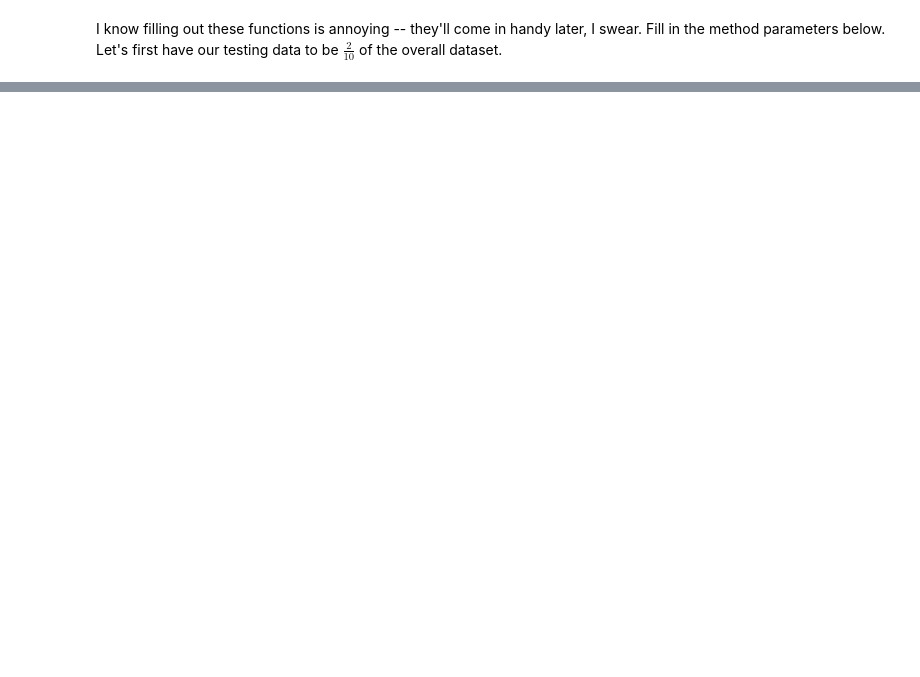
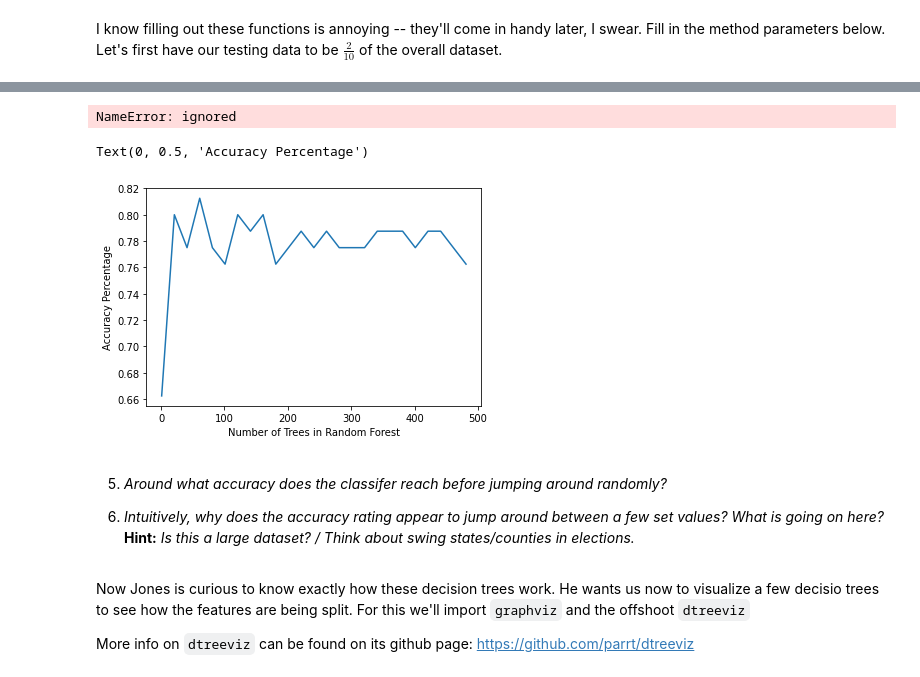
Before and after one commit to coemulations/ferda_random_forests, a Jupyter notebook: Random_Forests.ipynb, the cells around one changed output, grey strips where cells are left out. Cells and saved outputs as stored; diff of their text form; code cells hidden in the pictures; blank space fills up the shorter version.

```diff
--- a/Random_Forests.ipynb
+++ b/Random_Forests.ipynb
@@ -207,0 +253,27 @@ weighted avg       0.80      0.74      0.73        80
+# %%
+num_rand_seeds = 10
+random_seeds = np.random.randint(100, size=num_rand_seeds)
+## -- TO DO -- ##
+splits = [] # To Fill In
+def random_forest_test(num_trees, splits, rand_seed):
+
+
+  return accuracy
+
+## -- END -- ##
+## The code below prints the average accuracy from 5 runs of random_forest_test(), with each of the random seeds set above ##
+
+number_of_trees =  ## Experiment with this value.
+assert(1 <= number_of_trees and number_of_trees <= 500)
+accuracies = []
+for seed in random_seeds:
+  accs = []
+  for i in np.arange(5):
+    accs.append(random_forest_test(number_of_trees, splits, seed))
+  accuracies.append(np.mean(accs))
+
+
+print(accuracies)
+print("Min. Acc. :", min(accuracies))
+print("Max. Acc. :", max(accuracies))
+print("Avg. Acc. :", np.mean(accuracies))
@@ -207,0 +288,28 @@ weighted avg       0.80      0.74      0.73        80
+# %%
+tree_counts = np.arange(1, 500, 20)
+tree_labels = tree_counts.astype(str)
+accs_on_tree_counts = []
+for count in tree_counts:
+  rand_seeds = np.random.randint(100, size=1)
+  accs = []
+  for seed in rand_seeds:
+    accs.append(random_forest_test(count, splits, seed))
+  accs_on_tree_counts.append(np.mean(accs))
+# %% [output]
+NameError: ignored
+# %%
+
+plt.plot(tree_counts, accs_on_tree_counts, label="Accuracy")
+plt.xlabel("Number of Trees in Random Forest")
+plt.ylabel("Accuracy Percentage")
+# %% [output]
+Text(0, 0.5, 'Accuracy Percentage')
+[figure, added]
+# %% [markdown]
+5. *Around what accuracy does the classifer reach before jumping around randomly?*
+
+6. *Intuitively, why does the accuracy rating appear to jump around between a few set values? What is going on here?* **Hint:** *Is this a large dataset? / Think about swing states/counties in elections.*
+# %% [markdown]
+Now Jones is curious to know exactly how these decision trees work. He wants us now to visualize a few decisio trees to see how the features are being split. For this we'll import `graphviz` and the offshoot `dtreeviz`
+
+More info on `dtreeviz` can be found on its github page: https://github.com/parrt/dtreeviz
```
Also changed, not shown: parts of 42 cells of this notebook.
